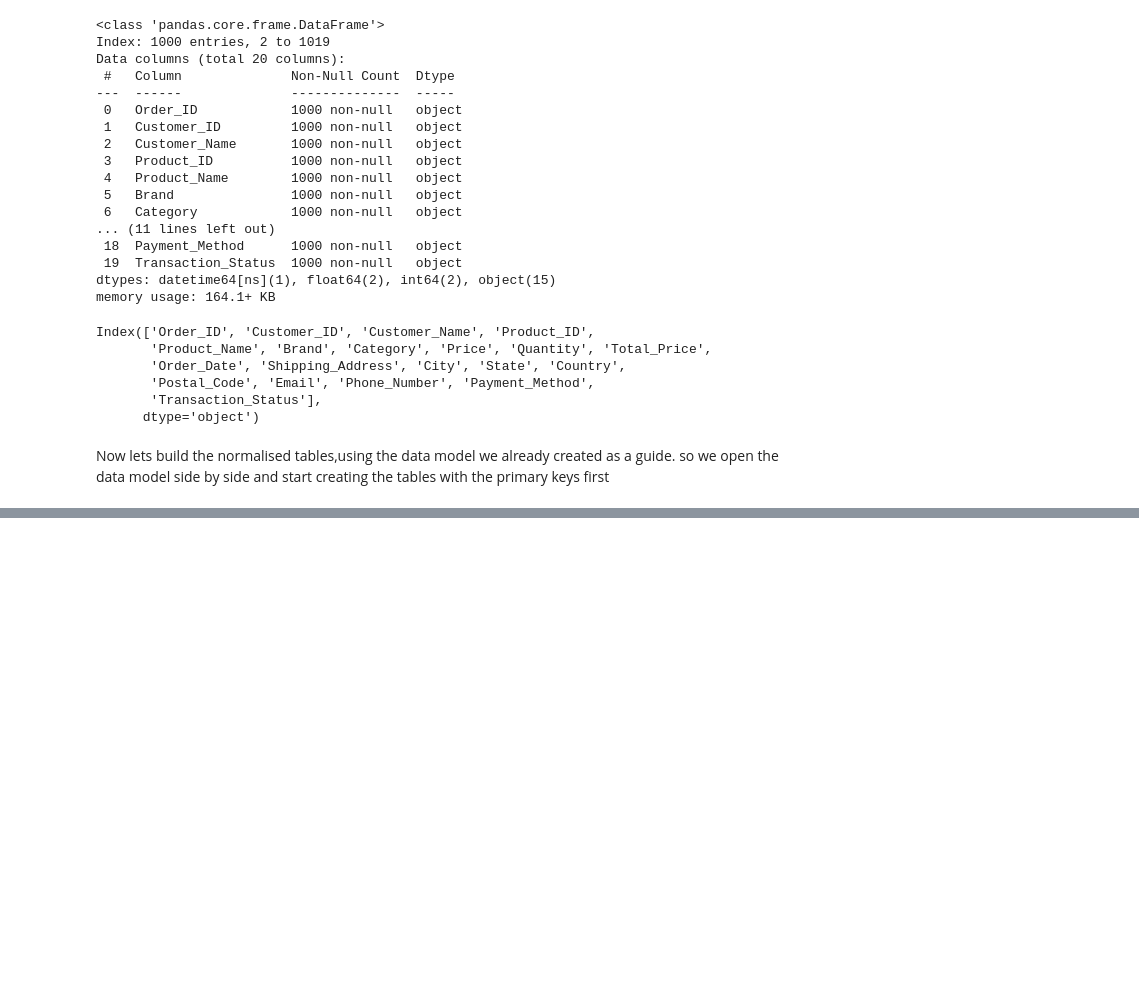
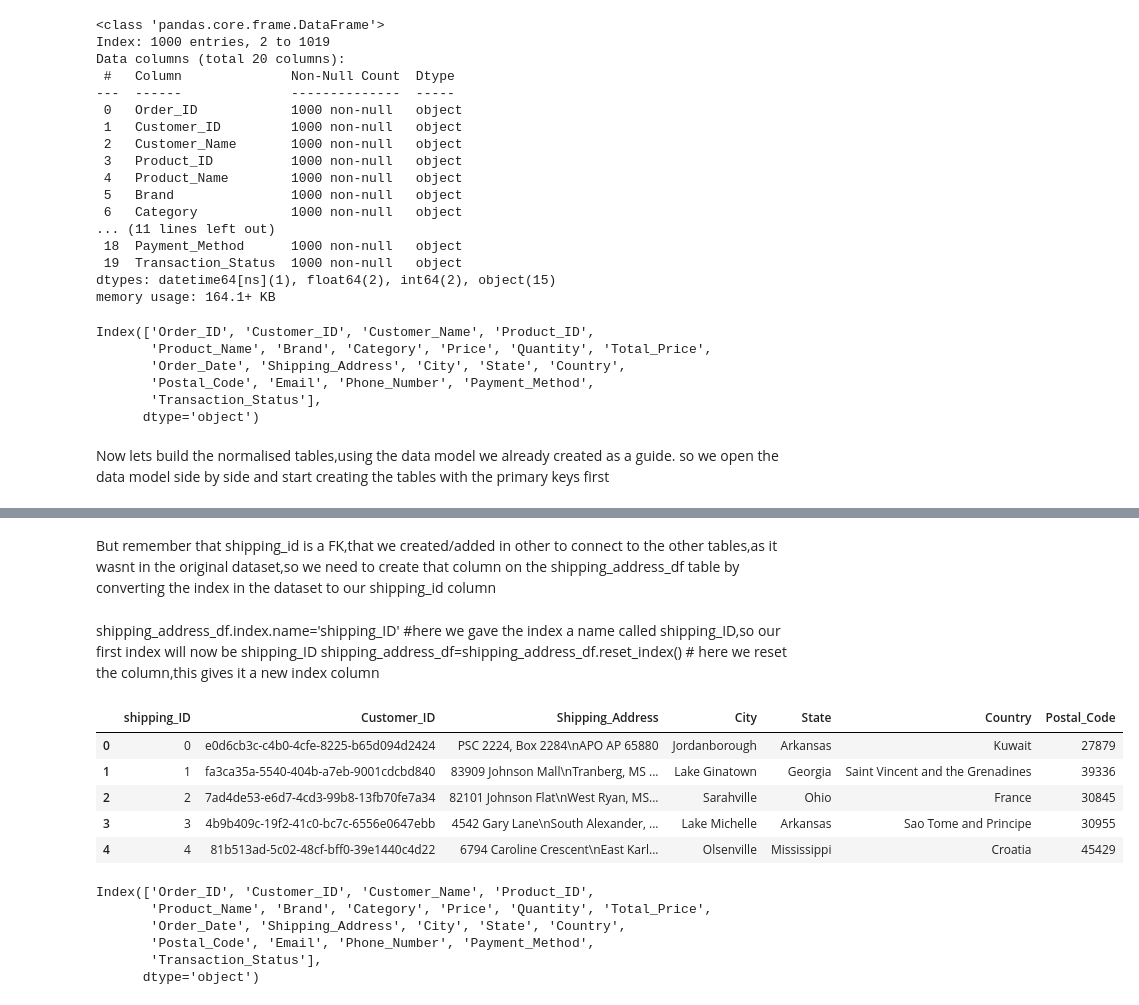
Before and after one commit to joseyMe/Yanki_ecommerce_case_study, a Jupyter notebook: Yanki_etl.ipynb, the cells around one changed output, grey strips where cells are left out. Saved outputs shown, nothing was run; the diff lists cells and outputs as text; code cells hidden in the pictures; blank space fills up the shorter version.

```diff
--- a/Yanki_etl.ipynb
+++ b/Yanki_etl.ipynb
@@ -176,4 +189,29 @@ customer_df
 # %%
-Product_df=yanki_df[['Customer_ID', 'Customer_Name','Email','Phone_Number']].copy().drop_duplicates().reset_index(drop=True)
-
-customer_df
+shipping_address_df=yanki_df[['Customer_ID','Shipping_Address', 'City', 'State', 'Country',
+       'Postal_Code']].copy().drop_duplicates().reset_index(drop=True)
+# %% [markdown]
+But remember that shipping_id is a FK,that we created/added in other to connect to the other tables,as it wasnt in the original dataset,so we need to create that column on the shipping_address_df table by converting the index in the dataset to our shipping_id column
+# %% [markdown]
+ shipping_address_df.index.name='shipping_ID' #here we gave the index a name called shipping_ID,so our first index will now be shipping_ID
+shipping_address_df=shipping_address_df.reset_index() # here we reset the column,this gives it a new index column
+# %%
+shipping_address_df.index.name='shipping_ID'
+shipping_address_df=shipping_address_df.reset_index()
+# %%
+shipping_address_df.head()
+# %% [output]
+|  | shipping_ID | Customer_ID | Shipping_Address | City | State | Country | Postal_Code |
+| 0 | 0 | e0d6cb3c-c4b0-4cfe-8225-b65d094d2424 | PSC 2224, Box 2284\nAPO AP 65880 | Jordanborough | Arkansas | Kuwait | 27879 |
+| 1 | 1 | fa3ca35a-5540-404b-a7eb-9001cdcbd840 | 83909 Johnson Mall\nTranberg, MS ... | Lake Ginatown | Georgia | Saint Vincent and the Grenadines | 39336 |
+| 2 | 2 | 7ad4de53-e6d7-4cd3-99b8-13fb70fe7a34 | 82101 Johnson Flat\nWest Ryan, MS... | Sarahville | Ohio | France | 30845 |
+| 3 | 3 | 4b9b409c-19f2-41c0-bc7c-6556e0647ebb | 4542 Gary Lane\nSouth Alexander, ... | Lake Michelle | Arkansas | Sao Tome and Principe | 30955 |
+| 4 | 4 | 81b513ad-5c02-48cf-bff0-39e1440c4d22 | 6794 Caroline Crescent\nEast Karl... | Olsenville | Mississippi | Croatia | 45429 |
+# %%
+yanki_df.columns
+# %% [output]
+Index(['Order_ID', 'Customer_ID', 'Customer_Name', 'Product_ID',
+       'Product_Name', 'Brand', 'Category', 'Price', 'Quantity', 'Total_Price',
+       'Order_Date', 'Shipping_Address', 'City', 'State', 'Country',
+       'Postal_Code', 'Email', 'Phone_Number', 'Payment_Method',
+       'Transaction_Status'],
+      dtype='object')
```
Also changed, not shown: parts of 10 cells of this notebook, 6 other files.
